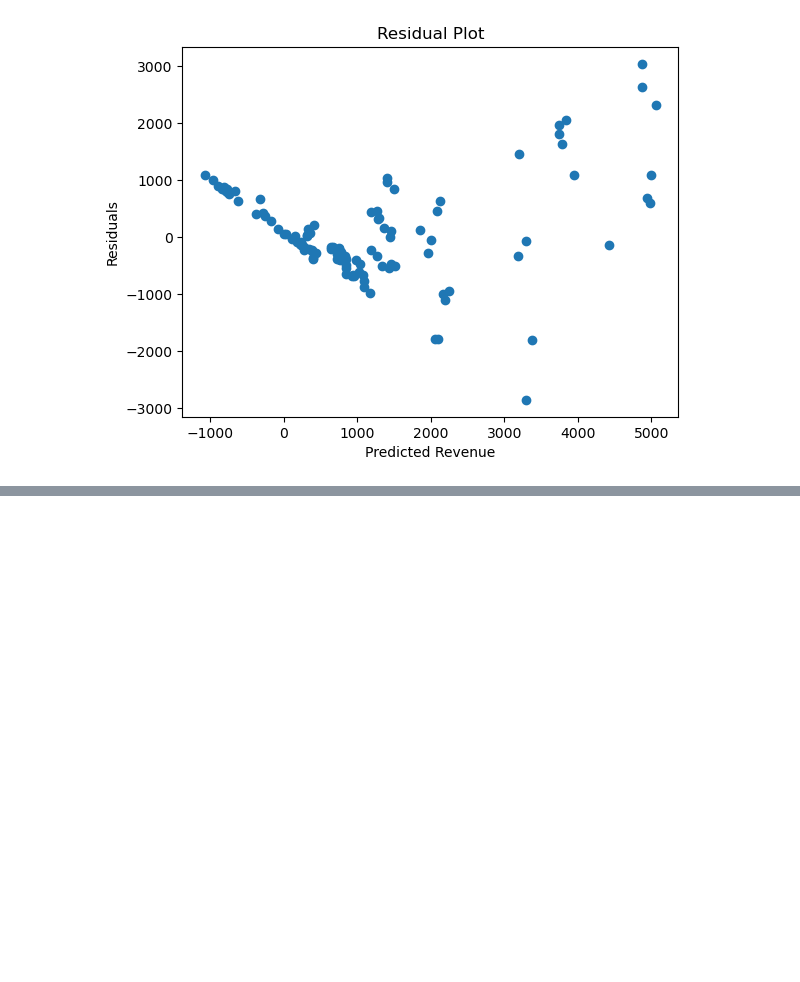
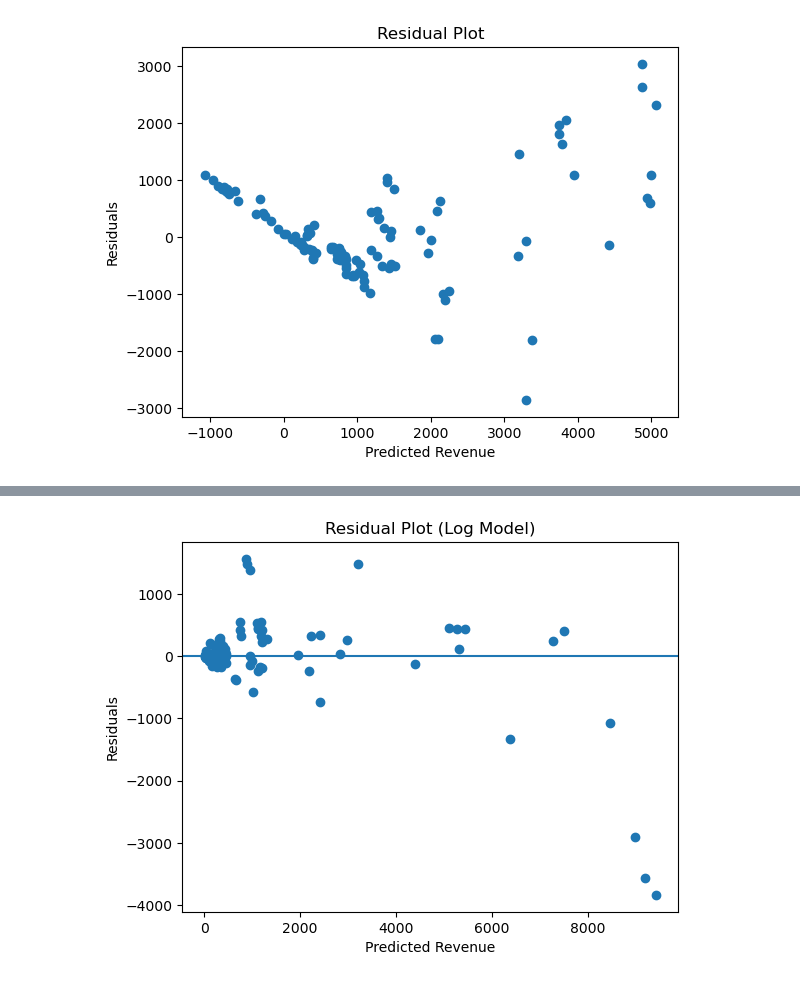
Before and after one commit to fedexid/coffee-shop-mlr, a Jupyter notebook: coffee_shop.ipynb, the cells around one changed output, grey strips where cells are left out. Cells and saved outputs as stored; diff of their text form; code cells hidden in the pictures; blank space fills up the shorter version.

```diff
--- a/coffee_shop.ipynb
+++ b/coffee_shop.ipynb
@@ -240,0 +338,11 @@ plt.show()
+# %%
+residuals = y_test_actual - y_pred
+plt.figure()
+plt.scatter(y_pred, residuals)
+plt.axhline(0)
+plt.xlabel('Predicted Revenue')
+plt.ylabel('Residuals')
+plt.title('Residual Plot (Log Model)')
+plt.show()
+# %% [output]
+[figure, added]
```
Also changed, not shown: parts of 27 cells of this notebook.
